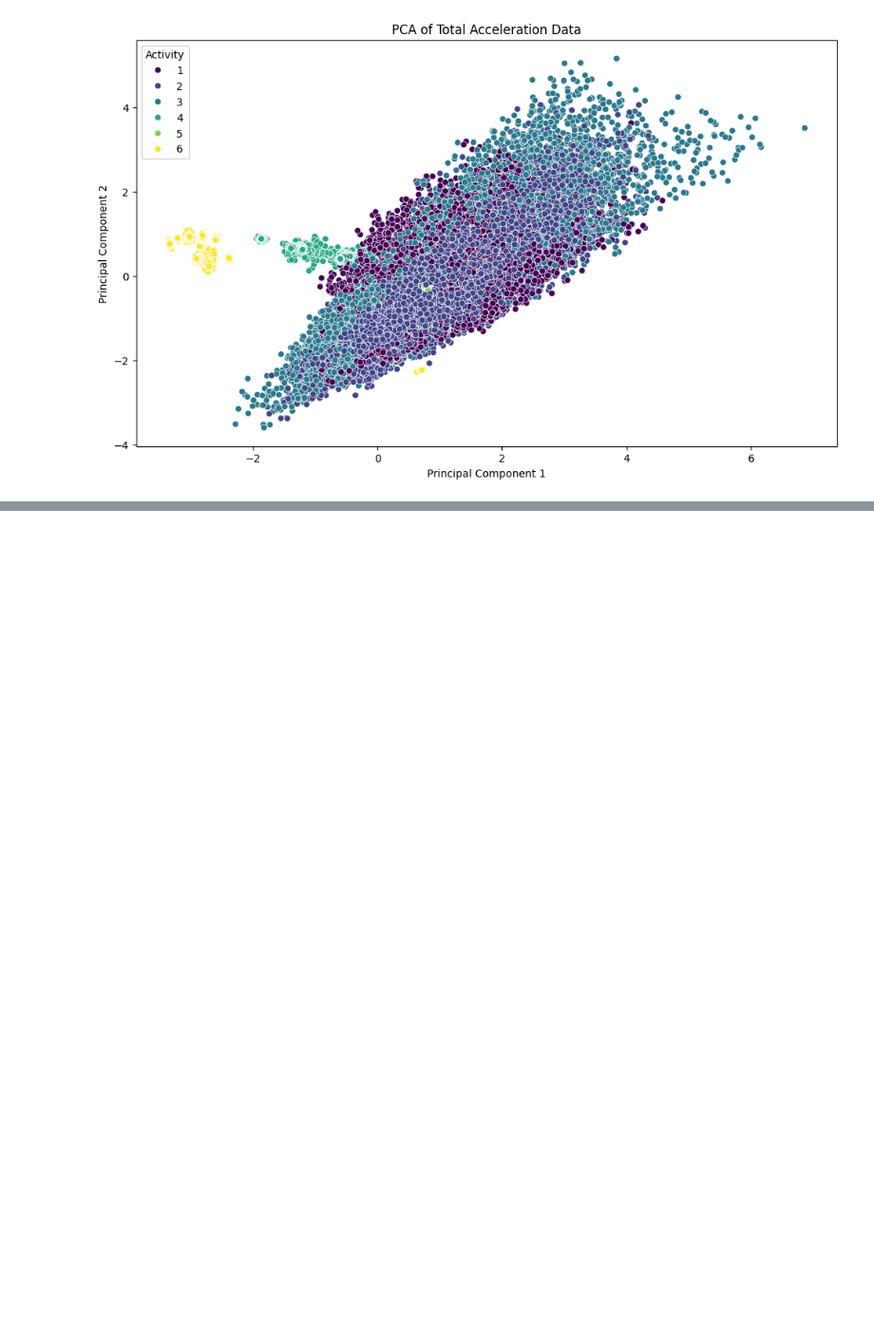
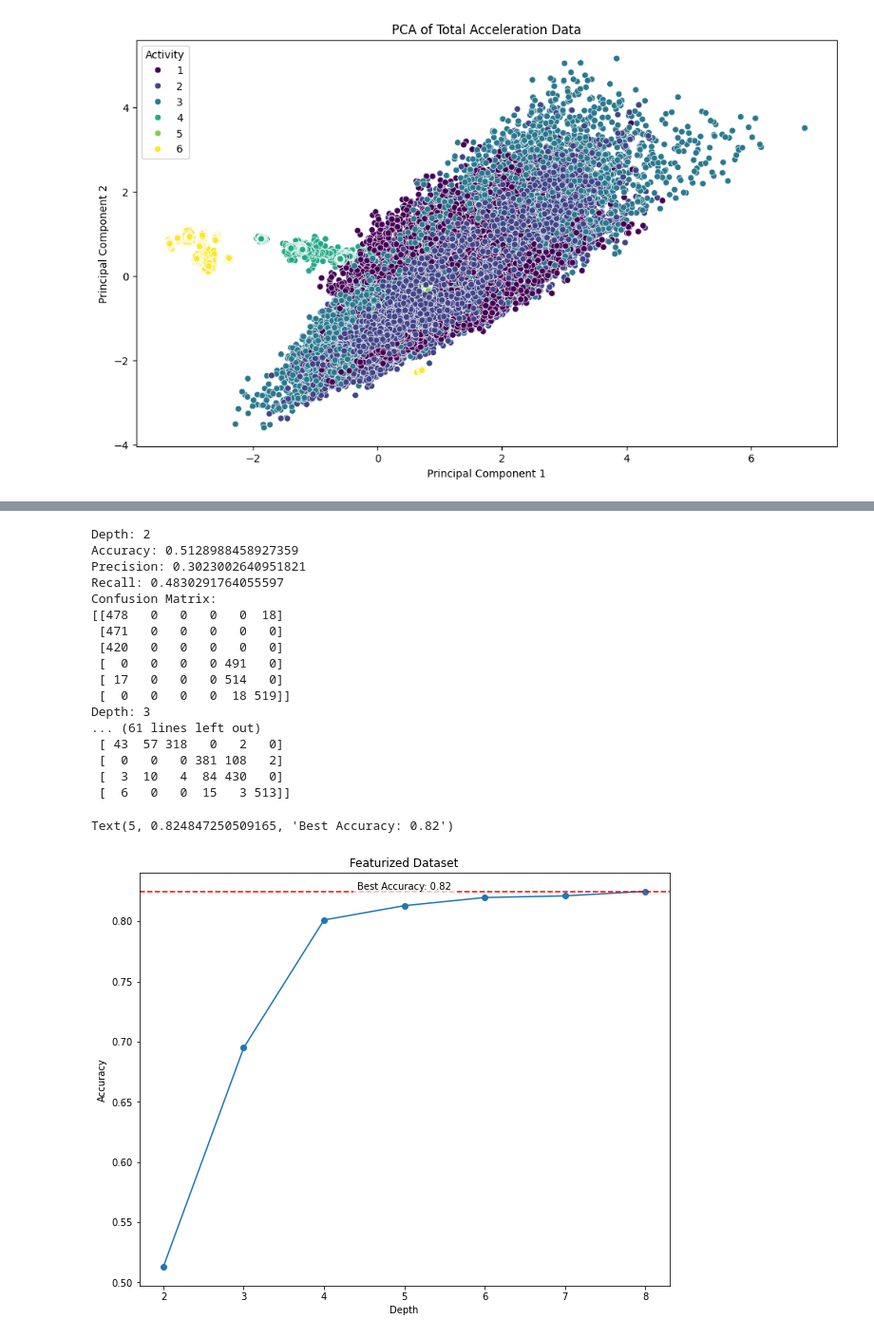
Before and after one commit to rishabh-mondal/es335-24-fall-assignment-1, a Jupyter notebook: final.ipynb, the cells around one changed output, grey strips where cells are left out. Shown at 95% size. Drawn from its saved outputs; the diff is of its cells as text; code cells hidden in the pictures; blank space fills up the shorter version.

```diff
--- a/final.ipynb
+++ b/final.ipynb
@@ -322,0 +457,20 @@ Progress: 100% Complete
+# %%
+unique_features = []
+counts = {}
+for f in features:
+    if f not in counts:
+        counts[f] = 1
+        unique_features.append(f)
+    else:
+        counts[f] += 1
+        unique_features.append(f + '_' + str(counts[f]))
+# %%
+train_dat = pd.read_csv('HAR/UCI HAR Dataset/train/X_train.txt', sep='\s+', header=None, names=unique_features)
+test_dat = pd.read_csv('HAR/UCI HAR Dataset/test/X_test.txt', sep='\s+', header=None, names=unique_features)
+# %%
+train_dat['activity'] = pd.read_csv('HAR/UCI HAR Dataset/train/Y_train.txt')
+test_dat['activity'] = pd.read_csv('HAR/UCI HAR Dataset/test/Y_test.txt')
+# %%
+# Clean NaN values from train and test data
+train_dat = train_dat.dropna()
+test_dat = test_dat.dropna()
@@ -322,0 +487,30 @@ Progress: 100% Complete
+# %%
+accuracy = trees(depths, train_dat, test_dat)
+fig = plt.figure(figsize=(10,8))
+plt.title("Featurized Dataset")
+plt.xlabel('Depth')
+plt.ylabel('Accuracy')
+plt.plot(depths, accuracy, marker = 'o')
+max_acc = max(accuracy)
+plt.axhline(y=max_acc, color='r', linestyle='--', label=f'Max ({max_acc:.2f})')
+plt.text(5, max_acc, f'Best Accuracy: {max_acc:.2f}', ha='center', va='bottom', bbox=dict(facecolor='white', edgecolor='none', alpha=0.7))
+# %% [output]
+Depth: 2
+Accuracy: 0.5128988458927359
+Precision: 0.3023002640951821
+Recall: 0.4830291764055597
+Confusion Matrix:
+[[478   0   0   0   0  18]
+ [471   0   0   0   0   0]
+ [420   0   0   0   0   0]
+ [  0   0   0   0 491   0]
+ [ 17   0   0   0 514   0]
+ [  0   0   0   0  18 519]]
+Depth: 3
+... (61 lines left out)
+ [ 43  57 318   0   2   0]
+ [  0   0   0 381 108   2]
+ [  3  10   4  84 430   0]
+ [  6   0   0  15   3 513]]
+Text(5, 0.824847250509165, 'Best Accuracy: 0.82')
+[figure, added]
```
Also changed, not shown: parts of 22 cells of this notebook.
